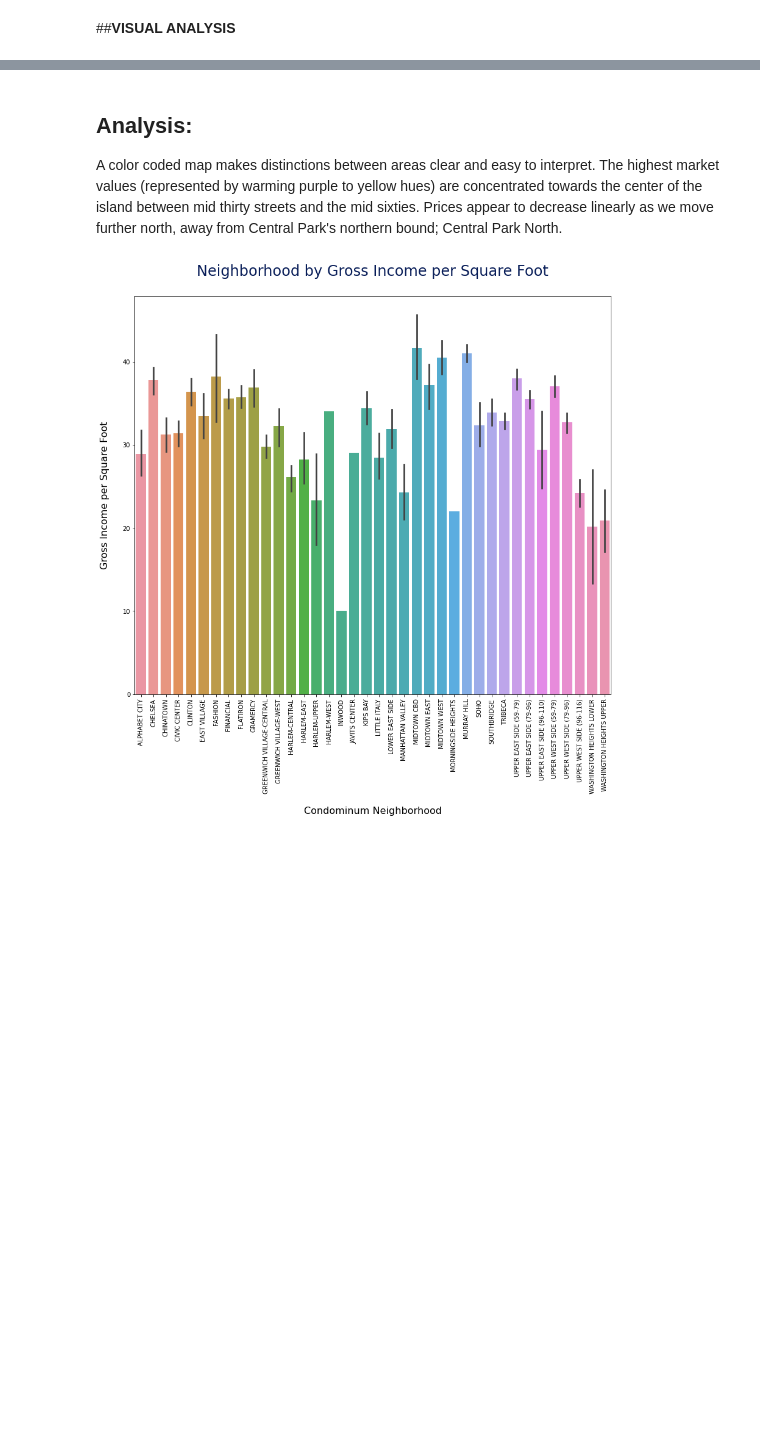
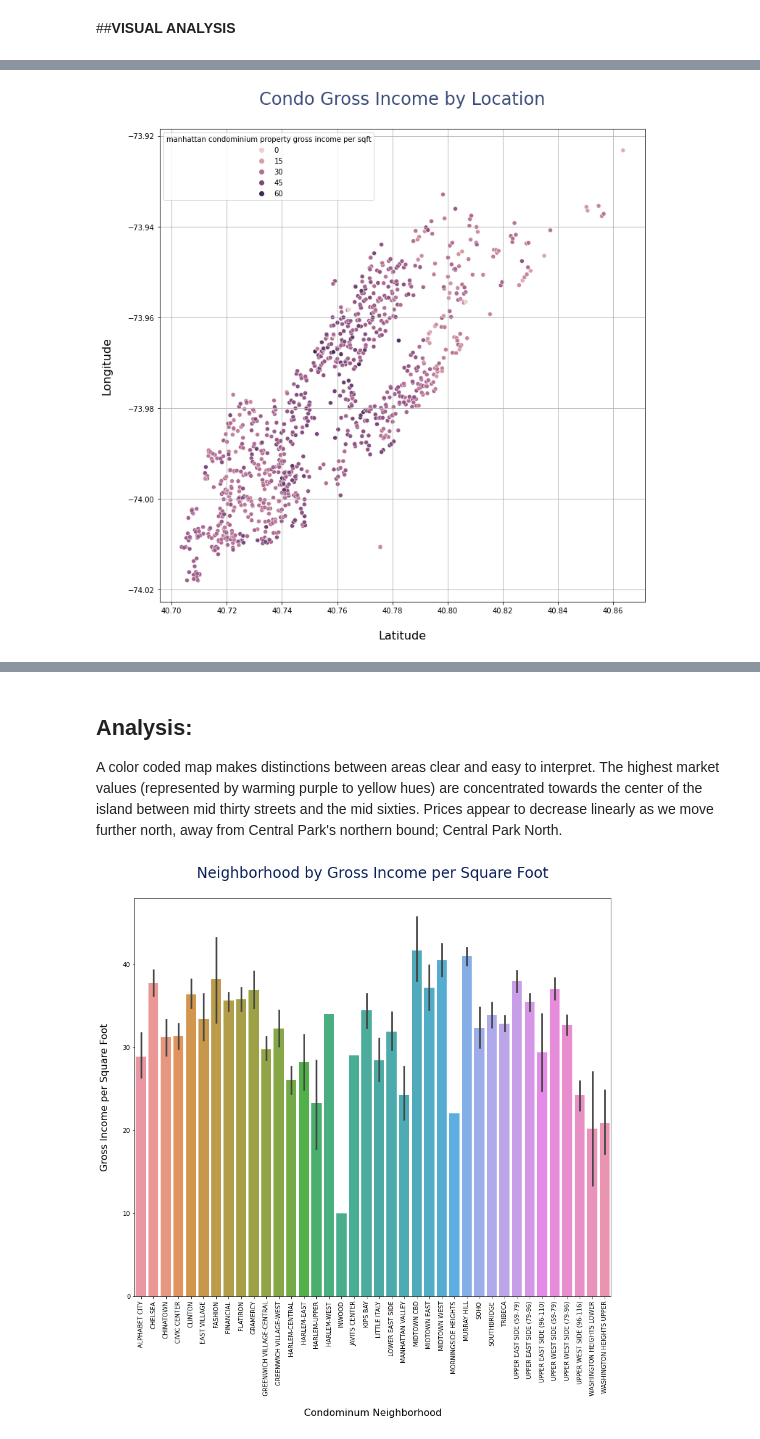
Before and after one commit to starkjones/NYC-Condominium-Rental-Income-Analysis, a Jupyter notebook: NYC_Condo_Comp_RI__Analysis.ipynb, the cells around one changed output, grey strips where cells are left out. Drawn from its saved outputs; the diff is of its cells as text; code cells hidden in the pictures; blank space fills up the shorter version.

```diff
--- a/NYC_Condo_Comp_RI__Analysis.ipynb
+++ b/NYC_Condo_Comp_RI__Analysis.ipynb
@@ -318,3 +370,12 @@ hm.set_title('Correlation Heatmap\n', fontsize= 24);
+# %%
+fig, axes = plt.subplots(nrows=1, ncols =1, figsize=(12,12));
+loc = sns.scatterplot(data =df,x='latitude', y= 'longitude', hue = 'manhattan condominium property gross income per sqft');
+loc.set_title('Condo Gross Income by Location\n', color= '#081d58', alpha= .8, fontsize =24);
+plt.xlabel('\nLatitude', fontsize = 16);
+plt.ylabel('Longitude\n', fontsize = 16);
+plt.grid('both')
+# %% [output]
+[figure, added]
 # %%
 import plotly.express as px
 
```
Also changed, not shown: parts of 13 cells of this notebook.
